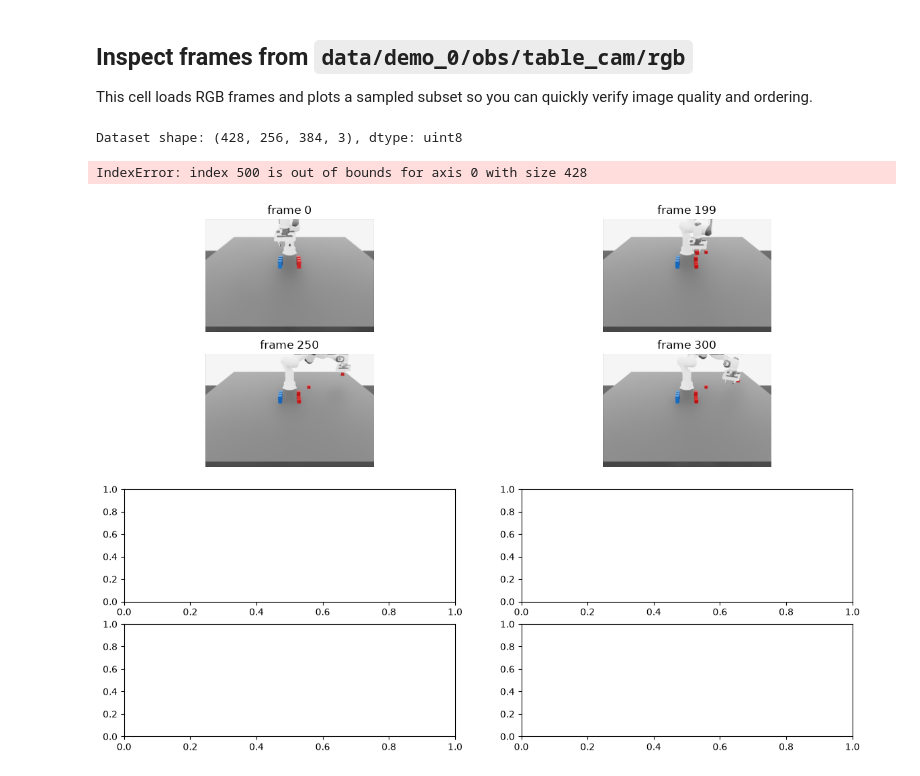
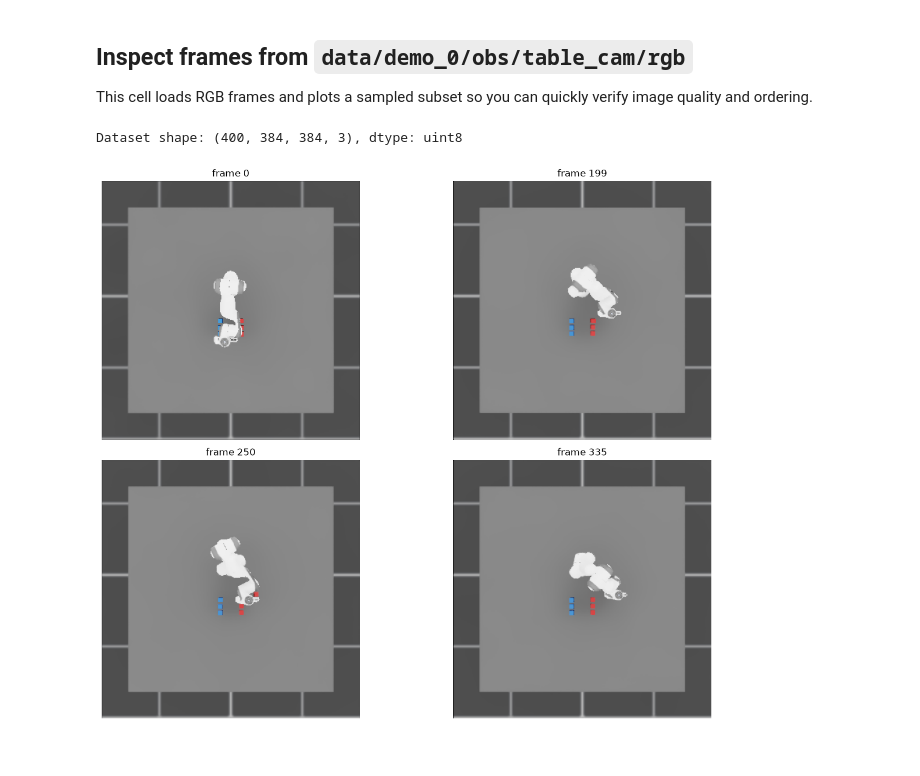
Before and after one commit to nardo7/era_bench, a Jupyter notebook: scripts/explore_dataset.ipynb, the cells around one changed output. Drawn from its saved outputs; the diff is of its cells as text; code cells hidden in the pictures.

```diff
--- a/scripts/explore_dataset.ipynb
+++ b/scripts/explore_dataset.ipynb
@@ -172,31 +172,30 @@ This cell loads RGB frames and plots a sampled subset so you can quickly verify
 # %%
 import matplotlib.pyplot as plt
 
 # Edit these frame indices to inspect different frames
-frame_indices = [0, 199, 250, 300, 500, 750, 900, 1400]
+frame_indices = [0, 199, 250, 335]#, 500, 750, 900, 1400]
 demo = 0
 with h5py.File(dataset_path, "r") as f:
-    rgb = f[f"data/demo_{demo}/obs/table_cam"]
+    rgb = f[f"data/demo_{demo}/obs/origin_top_cam"]
     print(f"Dataset shape: {rgb.shape}, dtype: {rgb.dtype}")
 
     frames = rgb[()]
 
     cols = 2
     rows = int(np.ceil(len(frame_indices) / cols))
     fig, axes = plt.subplots(rows, cols, figsize=(14, 10))
     axes = np.array(axes).reshape(-1)
 
     for ax_i, idx in enumerate(frame_indices):
         axes[ax_i].imshow(frames[idx])
         axes[ax_i].set_title(f"frame {idx}", fontsize=12)
         axes[ax_i].axis("off")
 
     for ax_i in range(len(frame_indices), len(axes)):
         axes[ax_i].axis("off")
 
     plt.tight_layout()
     plt.show()
 # %% [output]
-Dataset shape: (428, 256, 384, 3), dtype: uint8
+Dataset shape: (400, 384, 384, 3), dtype: uint8
-IndexError: index 500 is out of bounds for axis 0 with size 428
-[figure, old version]
+[figure, new version]
```
Also changed, not shown: parts of 2 cells of this notebook, 3 other files.
